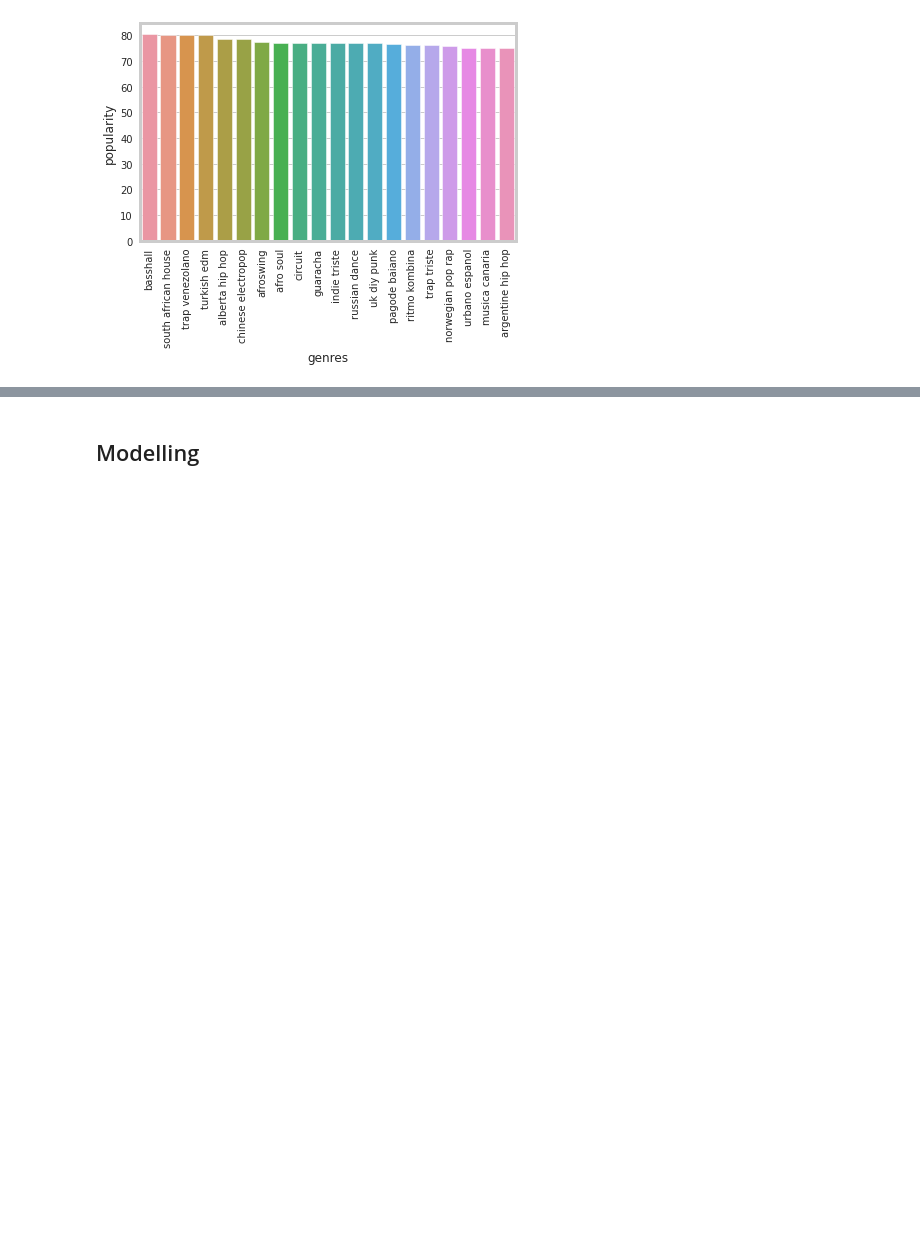
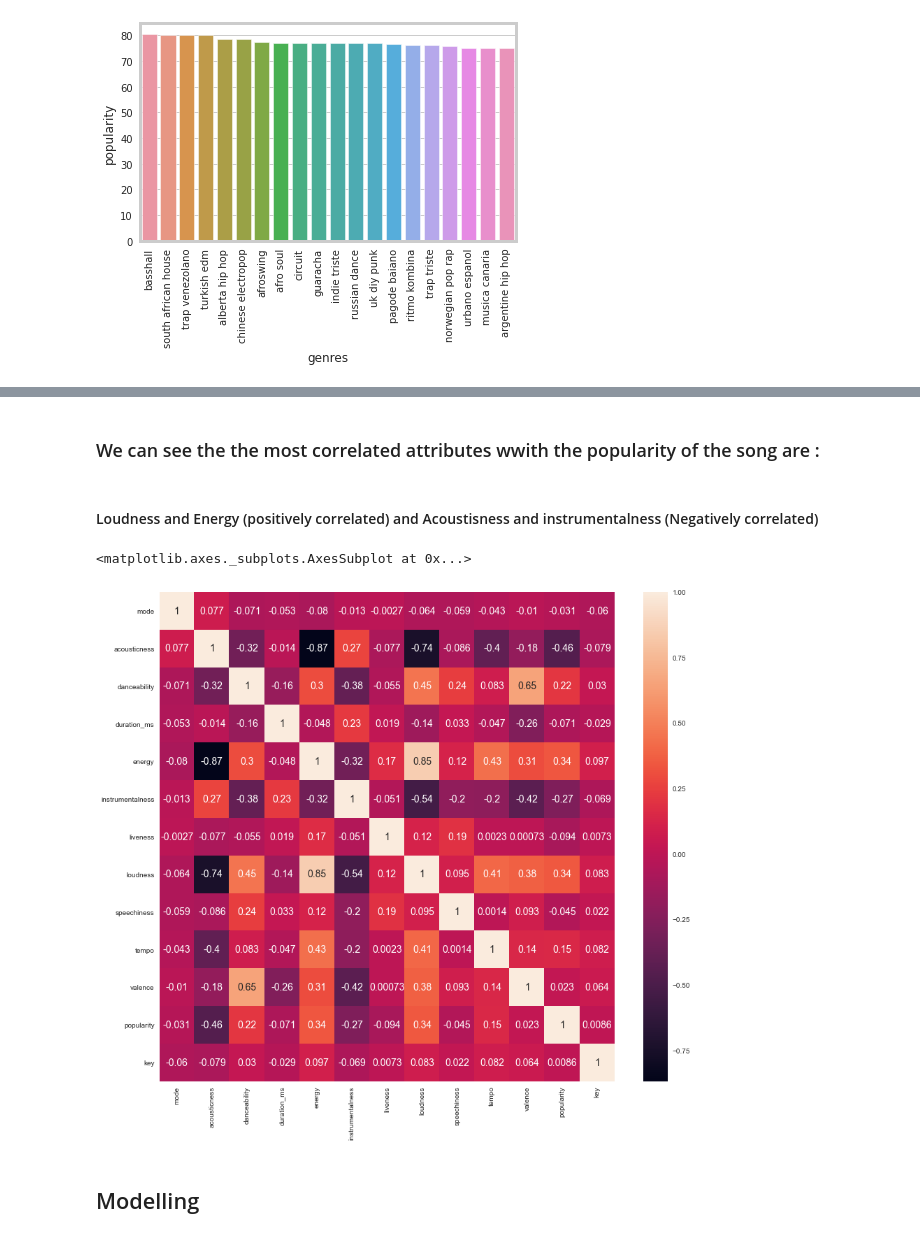
Before and after one commit to TameemAlghazaly/Data-Science-Projects, a Jupyter notebook: Music Genres Clustering/Music Genres Clustering.ipynb, the cells around one changed output, grey strips where cells are left out. Cells and saved outputs as stored; diff of their text form; code cells hidden in the pictures; blank space fills up the shorter version.

```diff
--- a/Music Genres Clustering/Music Genres Clustering.ipynb
+++ b/Music Genres Clustering/Music Genres Clustering.ipynb
@@ -146,3 +152,13 @@ ax.set_xticklabels(ax.get_xticklabels(),rotation=90);
+# %% [markdown]
+### We can see the the most correlated attributes wwith the popularity of the song are :
+# %% [markdown]
+####  Loudness and Energy (positively correlated) and Acoustisness and instrumentalness (Negatively correlated)
+# %%
+plt.figure(figsize=(13,12))
+sns.heatmap(data=df.corr(),annot=True)
+# %% [output]
+<matplotlib.axes._subplots.AxesSubplot at 0x...>
+[figure, added]
 # %% [markdown]
 ## Modelling
 # %% [markdown]
```
Also changed, not shown: parts of 1 cell of this notebook.
